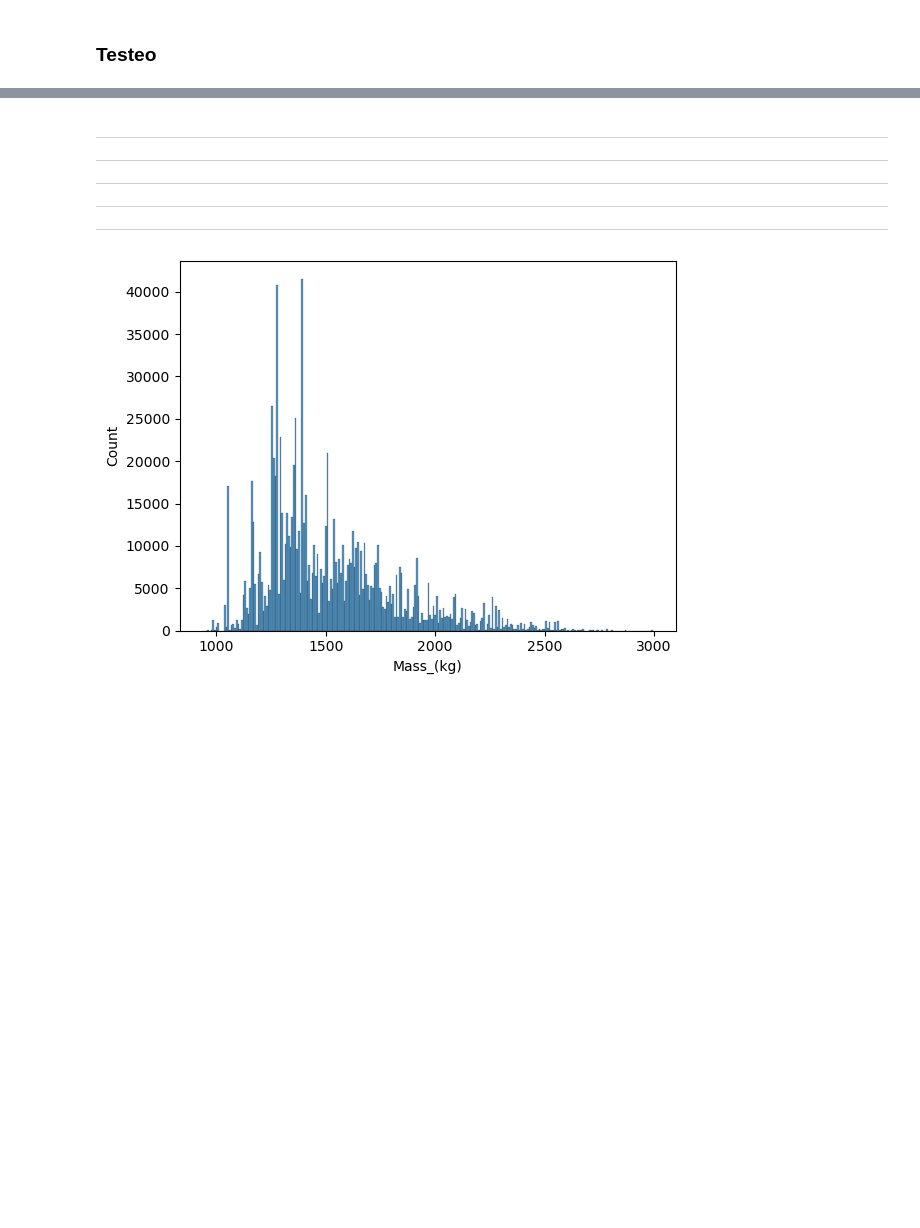
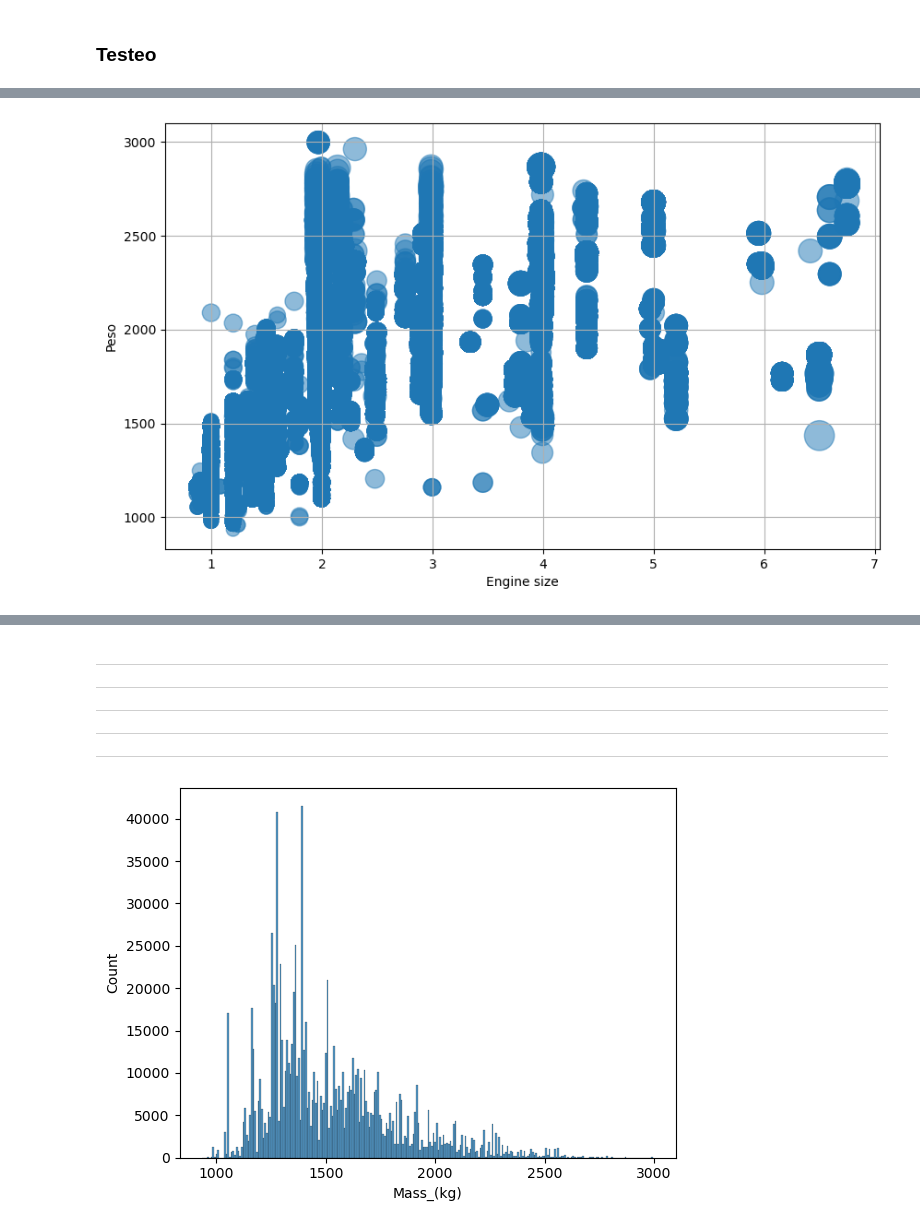
Before and after one commit to matublaq/CO2_contamination_vehicle, a Jupyter notebook: analytic.ipynb, the cells around one changed output, grey strips where cells are left out. Drawn from its saved outputs; the diff is of its cells as text; code cells hidden in the pictures; blank space fills up the shorter version.

```diff
--- a/analytic.ipynb
+++ b/analytic.ipynb
@@ -126 +126,10 @@ Residual de la suma de los cuadrados (MSE): 411.08
 R2-score: 0.57
+# %%
+plt.figure(figsize=(10, 6))
+plt.scatter(df['Engine_size'], df['Mass_(kg)'], s=df['CO2_emission_(g/km)'], alpha=0.5)
+plt.xlabel('Engine size')
+plt.ylabel('Peso')
+plt.grid(True)
+plt.show()
+# %% [output]
+[figure, added]
```
Also changed, not shown: parts of 5 cells of this notebook, 2 other files.
